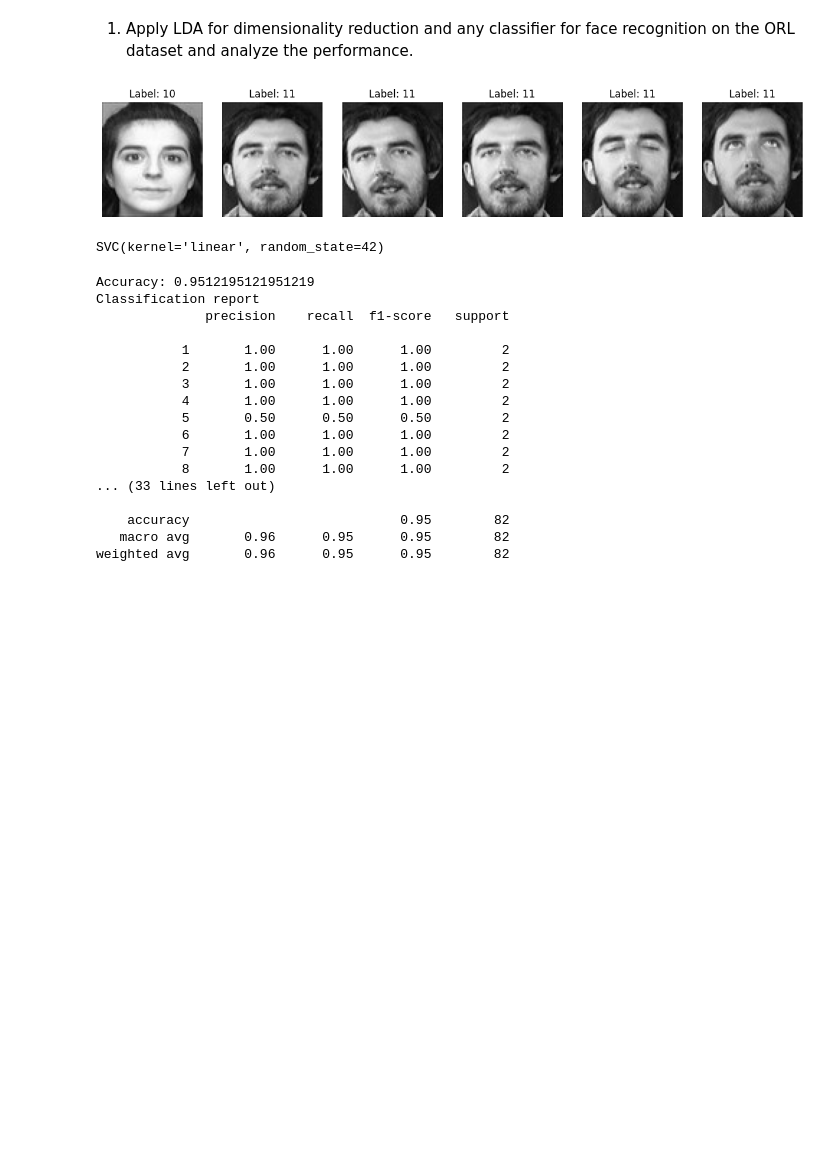
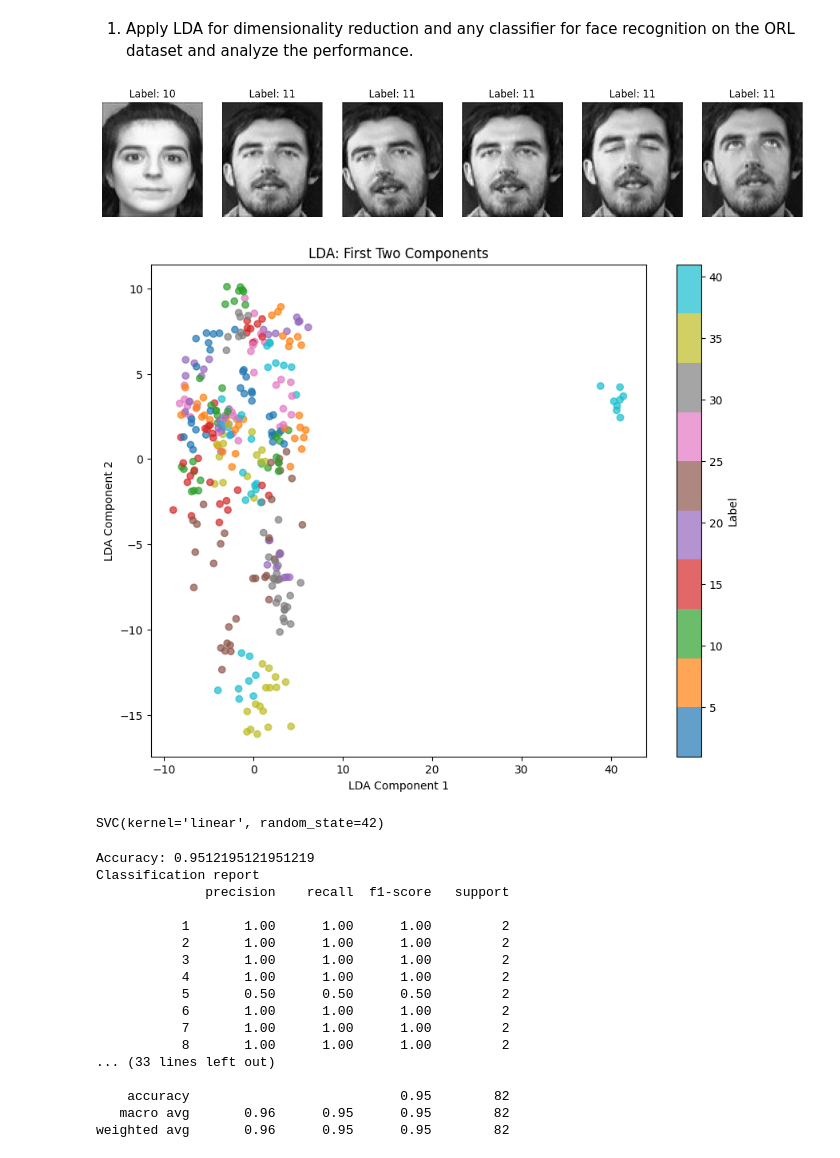
Before and after one commit to gsankarvg/pattern-recog-l2, a Jupyter notebook: q1.ipynb, the cells around one changed output. Drawn from its saved outputs; the diff is of its cells as text; code cells hidden in the pictures; blank space fills up the shorter version.

```diff
--- a/q1.ipynb
+++ b/q1.ipynb
@@ -42,6 +42,16 @@ from sklearn.discriminant_analysis import LinearDiscriminantAnalysis
 lda = LinearDiscriminantAnalysis(n_components=min(len(np.unique(y_train))-1, X_train.shape[1]))
 X_train_lda = lda.fit_transform(X_train, y_train)
 X_test_lda = lda.transform(X_test)
+# %%
+plt.figure(figsize=(10, 8))
+scatter = plt.scatter(X_train_lda[:, 0], X_train_lda[:, 1], c=y_train, cmap='tab10', alpha=0.7)
+plt.xlabel('LDA Component 1')
+plt.ylabel('LDA Component 2')
+plt.title('LDA: First Two Components')
+plt.colorbar(scatter, label='Label')
+plt.show()
+# %% [output]
+[figure, added]
 # %%
 from sklearn.svm import SVC
 from sklearn.metrics import accuracy_score, confusion_matrix
```
Also changed, not shown: 11 other files.
